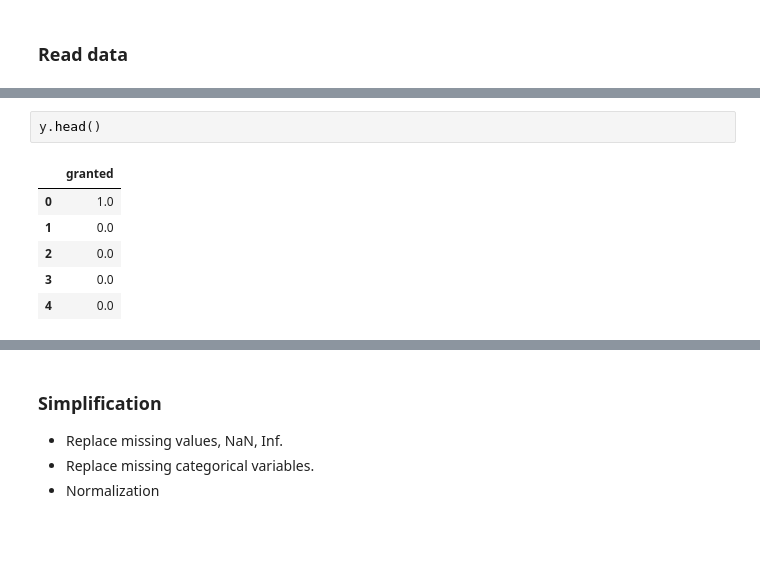
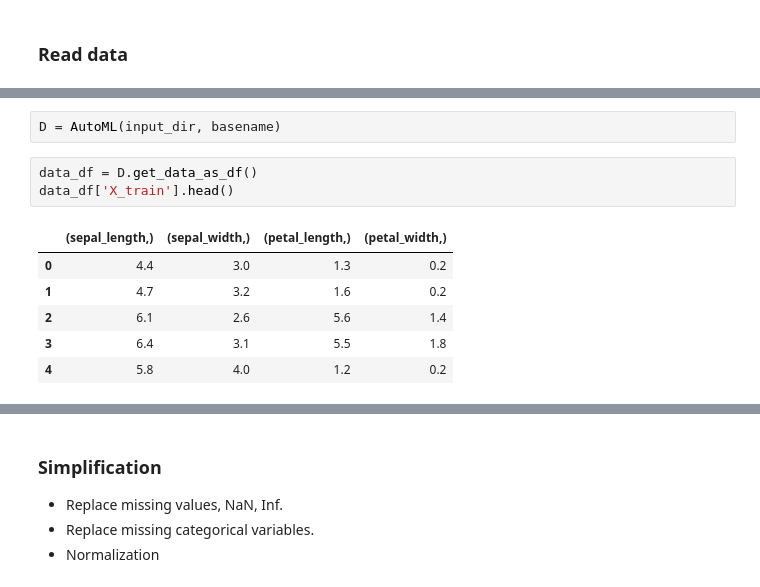
Before and after one commit to Didayolo/medi-chal, a Jupyter notebook: ID_notebook.ipynb, the cells around one changed output, grey strips where cells are left out. Saved outputs shown, nothing was run; the diff lists cells and outputs as text; blank space fills up the shorter version.

```diff
--- a/ID_notebook.ipynb
+++ b/ID_notebook.ipynb
@@ -100,9 +72,12 @@ X.head()
-# %%
-y.head()
-# %% [output]
-|  | granted |
-| 0 | 1.0 |
-| 1 | 0.0 |
-| 2 | 0.0 |
-| 3 | 0.0 |
-| 4 | 0.0 |
+# %%
+D = AutoML(input_dir, basename)
+# %%
+data_df = D.get_data_as_df()
+data_df['X_train'].head()
+# %% [output]
+|  | (sepal_length,) | (sepal_width,) | (petal_length,) | (petal_width,) |
+| 0 | 4.4 | 3.0 | 1.3 | 0.2 |
+| 1 | 4.7 | 3.2 | 1.6 | 0.2 |
+| 2 | 6.1 | 2.6 | 5.6 | 1.4 |
+| 3 | 6.4 | 3.1 | 5.5 | 1.8 |
+| 4 | 5.8 | 4.0 | 1.2 | 0.2 |
```
Also changed, not shown: parts of 26 cells of this notebook, 3 other files.
